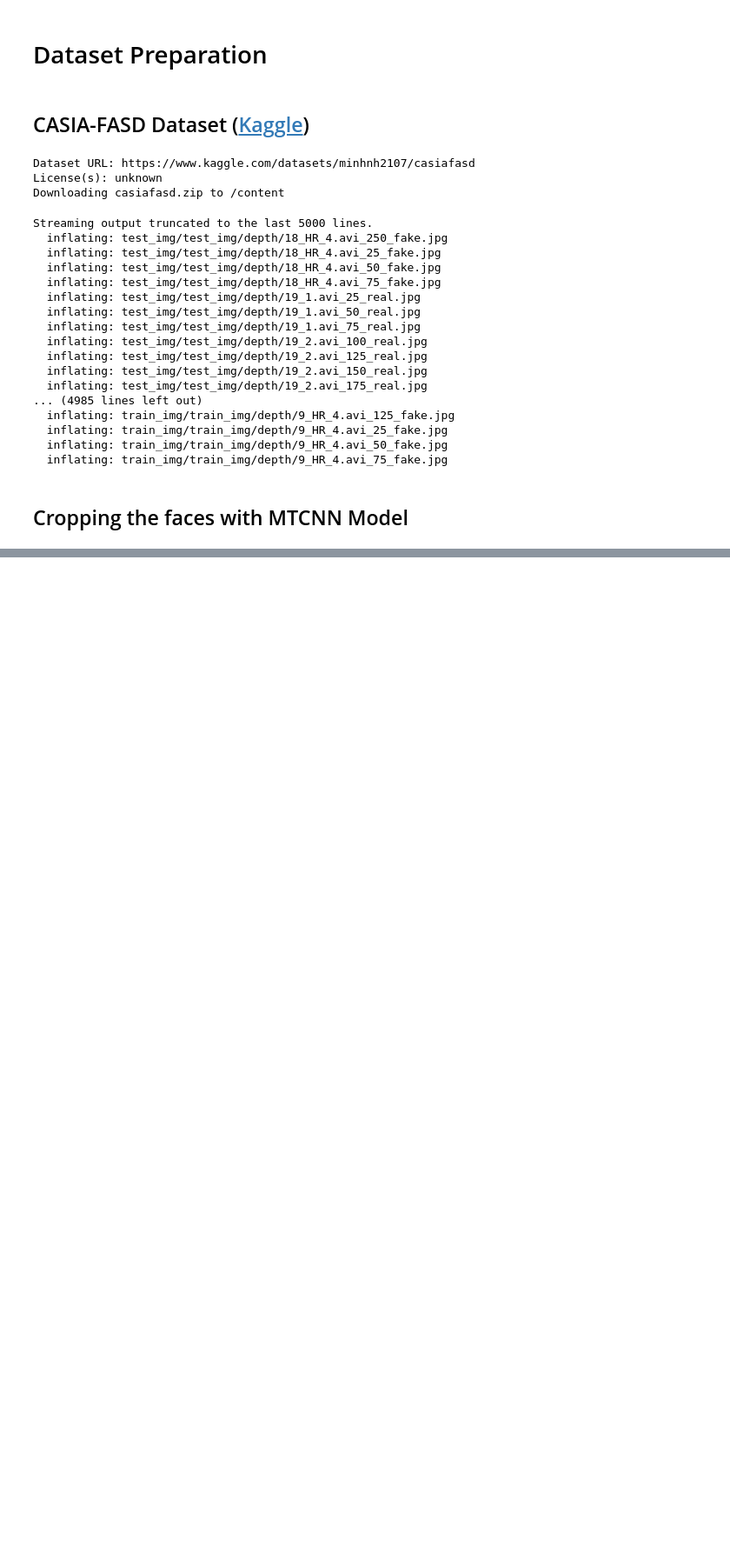
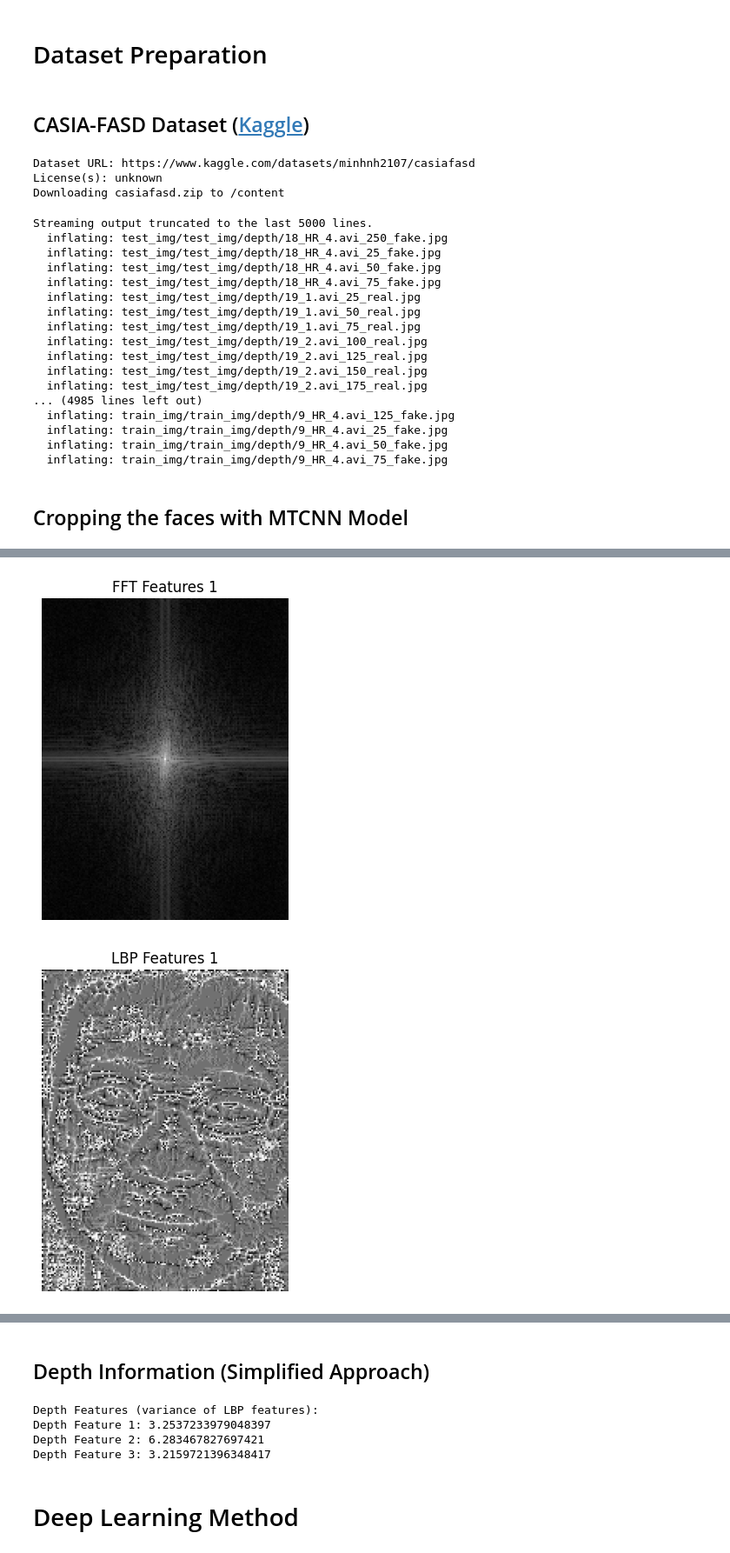
Before and after one commit to Bahareh0281/Video-Based-Face-Liveness-Detection, a Jupyter notebook: main.ipynb, the cells around one changed output, grey strips where cells are left out. Shown at 87% size. Saved outputs shown, nothing was run; the diff lists cells and outputs as text; code cells hidden in the pictures; blank space fills up the shorter version.

Commit message:
Added Fourier Transform of images

```diff
--- a/main.ipynb
+++ b/main.ipynb
@@ -162,0 +160,48 @@ for cropped_face in cropped_faces[:5]:
+# %%
+def extract_fft_features(image):
+    """
+    Extract frequency domain features using FFT.
+    """
+    gray_image = rgb2gray(np.asarray(image))
+    f = fft2(gray_image)
+    fshift = fftshift(f)
+    magnitude_spectrum = np.log(np.abs(fshift) + 1)
+    return magnitude_spectrum
+# %%
+def extract_lbp_features(image, P=8, R=1):
+    """
+    Extract texture features using Local Binary Patterns (LBP).
+    """
+    gray_image = rgb2gray(np.asarray(image))
+    lbp = local_binary_pattern(gray_image, P, R, method="uniform")
+    return lbp
+# %%
+def display_image(image, title="Image"):
+    """
+    Display an image using matplotlib.
+    """
+    plt.imshow(image, cmap='gray')
+    plt.title(title)
+    plt.axis('off')
+    plt.show()
+# %%
+# Process each cropped face image to extract features
+fft_features = []
+lbp_features = []
+
+for cropped_face in cropped_faces:
+    # Extract and store FFT features
+    fft_feature = extract_fft_features(cropped_face)
+    fft_features.append(fft_feature)
+
+    # Extract and store LBP features
+    lbp_feature = extract_lbp_features(cropped_face)
+    lbp_features.append(lbp_feature)
+# %%
+# Display a few FFT and LBP features
+for i in range(3):
+    display_image(fft_features[i], title=f"FFT Features {i+1}")
+    display_image(lbp_features[i], title=f"LBP Features {i+1}")
+# %% [output]
+[figure, added]
+[figure, added]
@@ -162,0 +212,2 @@ for cropped_face in cropped_faces[:5]:
+# %% [markdown]
+## Depth Information (Simplified Approach)
@@ -162,0 +228,12 @@ for cropped_face in cropped_faces[:5]:
+# %%
+# Display a few depth features
+print("Depth Features (variance of LBP features):")
+for i in range(3):
+    print(f"Depth Feature {i+1}: {depth_features[i]}")
+# %% [output]
+Depth Features (variance of LBP features):
+Depth Feature 1: 3.2537233979048397
+Depth Feature 2: 6.283467827697421
+Depth Feature 3: 3.2159721396348417
+# %% [markdown]
+# Deep Learning Method
```
Also changed, not shown: parts of 11 cells of this notebook.
